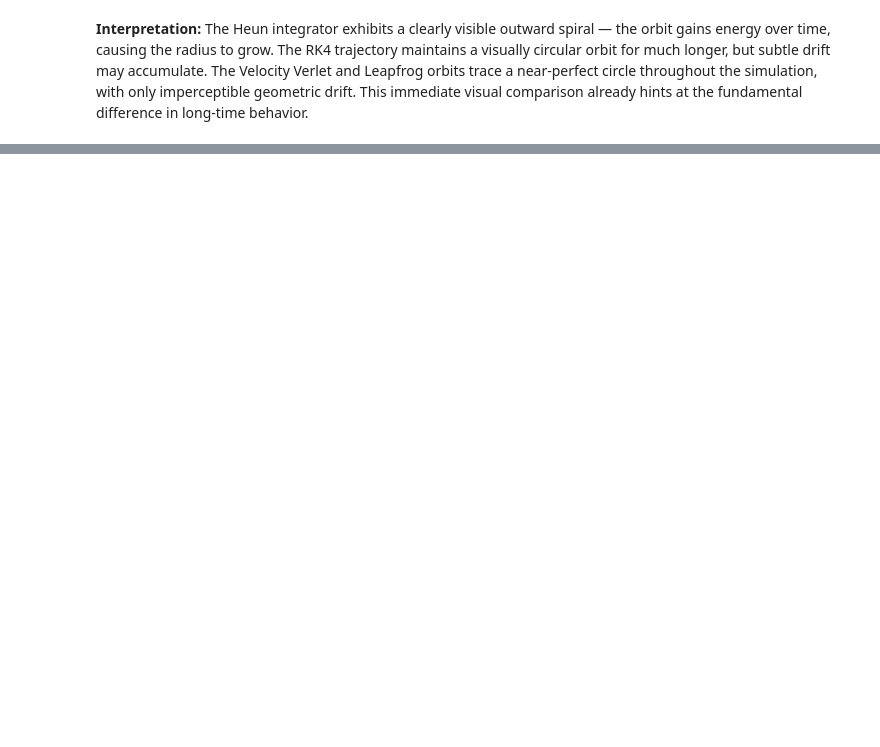
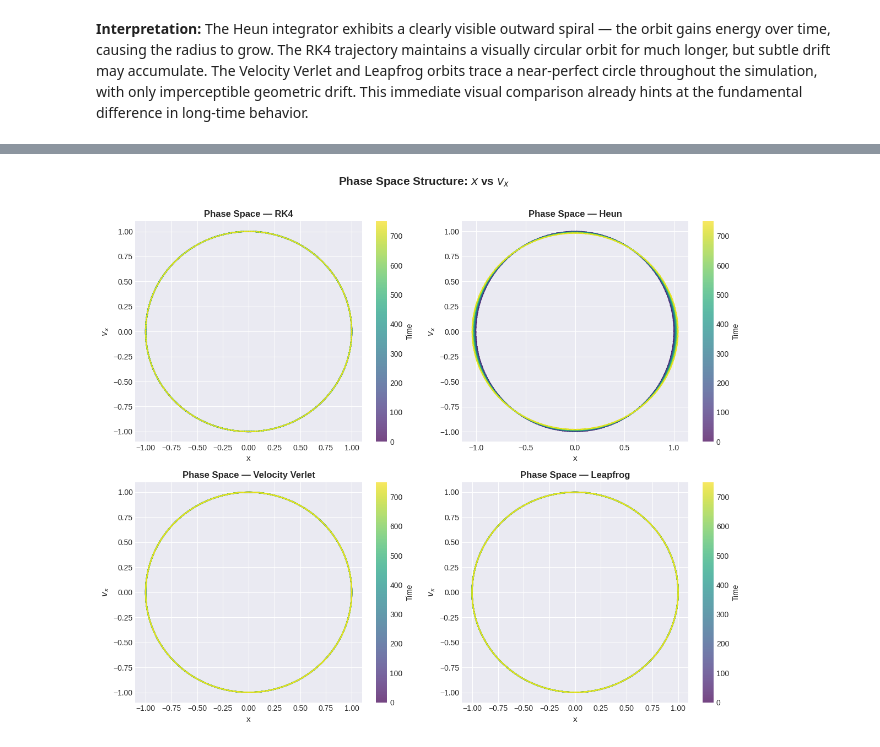
Before and after one commit to swayambel/orbital-integrator-stability, a Jupyter notebook: orbital_integrators.ipynb, the cells around one changed output, grey strips where cells are left out. Cells and saved outputs as stored; diff of their text form; code cells hidden in the pictures; blank space fills up the shorter version.

```diff
--- a/orbital_integrators.ipynb
+++ b/orbital_integrators.ipynb
@@ -271,0 +363,18 @@ plt.show()
+# %%
+fig, axes = plt.subplots(2, 2, figsize=(12, 10))
+axes = axes.flatten()
+
+for ax, (name, data) in zip(axes, results.items()):
+    sc = ax.scatter(data["x"], data["vx"],
+                    c=time, cmap='viridis', s=0.5, alpha=0.7)
+    ax.set_xlabel('x', fontsize=11)
+    ax.set_ylabel(r'$v_x$', fontsize=11)
+    ax.set_title(f'Phase Space — {name}', fontsize=12, fontweight='bold')
+    plt.colorbar(sc, ax=ax, label='Time')
+
+fig.suptitle(r'Phase Space Structure: $x$ vs $v_x$', fontsize=15, fontweight='bold', y=1.01)
+plt.tight_layout()
+plt.savefig('phase_space.png', dpi=150, bbox_inches='tight')
+plt.show()
+# %% [output]
+[figure, added]
```
Also changed, not shown: parts of 19 cells of this notebook.
